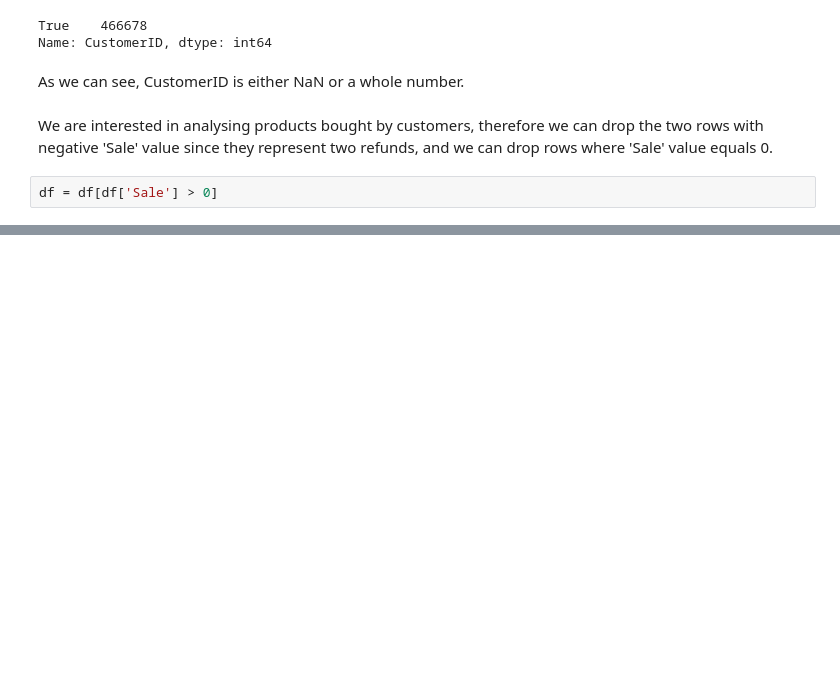
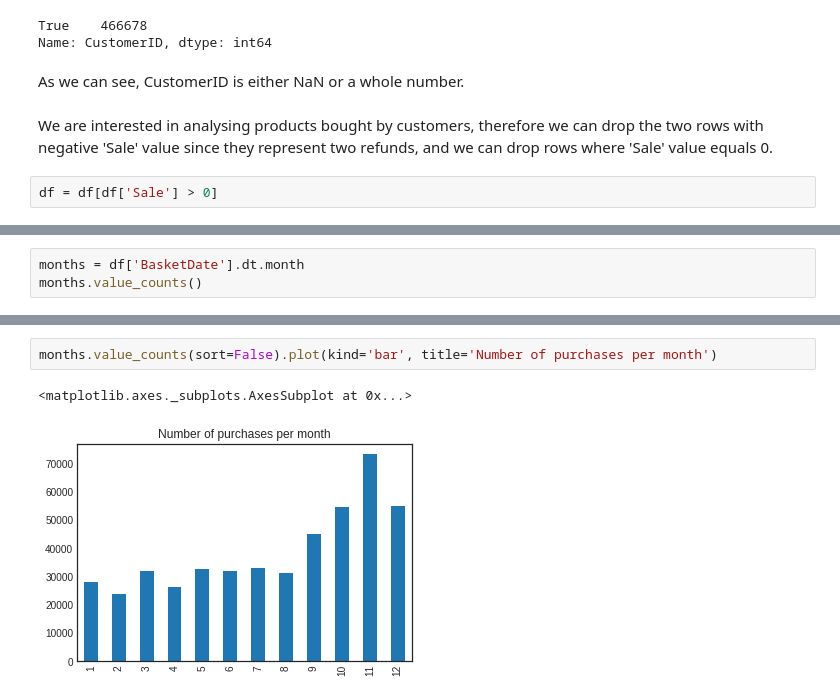
Before and after one commit to saramont/customer_supermarket_analysis, a Jupyter notebook: data_prep.ipynb, the cells around one changed output, grey strips where cells are left out. Cells and saved outputs as stored; diff of their text form; blank space fills up the shorter version.

```diff
--- a/data_prep.ipynb
+++ b/data_prep.ipynb
@@ -684,0 +704,3 @@ df = df[df['Sale'] > 0]
+# %%
+months = df['BasketDate'].dt.month
+months.value_counts()
@@ -684,0 +721,5 @@ df = df[df['Sale'] > 0]
+# %%
+months.value_counts(sort=False).plot(kind='bar', title='Number of purchases per month')
+# %% [output]
+<matplotlib.axes._subplots.AxesSubplot at 0x...>
+[figure, added]
```
Also changed, not shown: parts of 32 cells of this notebook.
